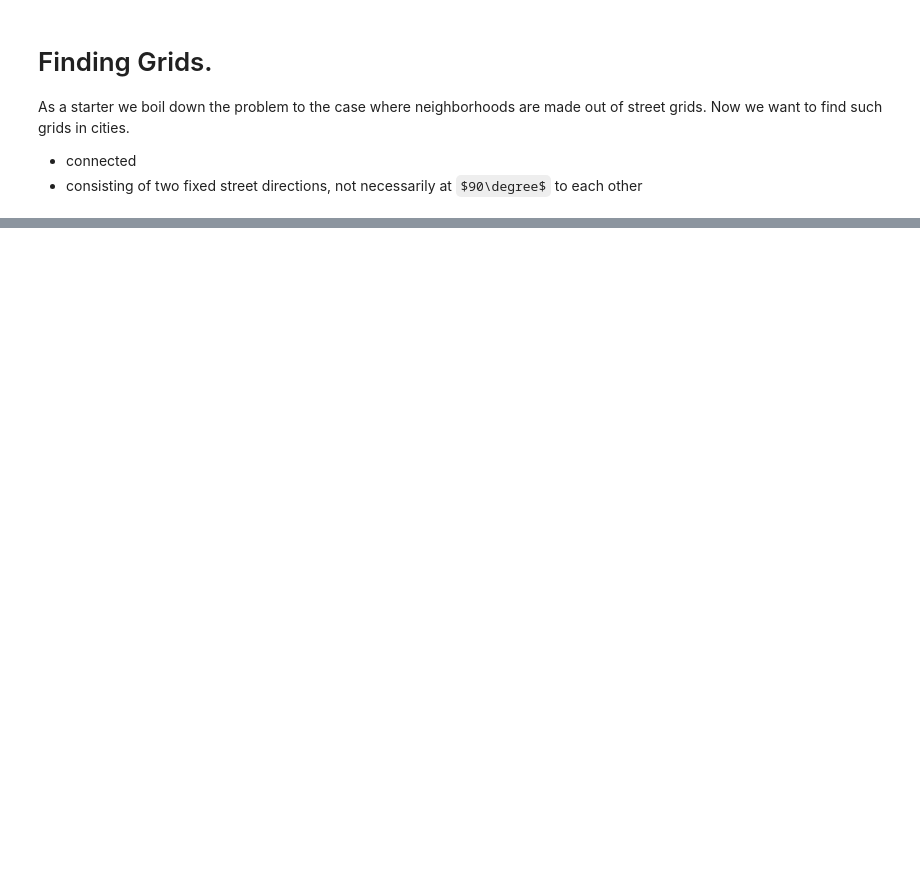
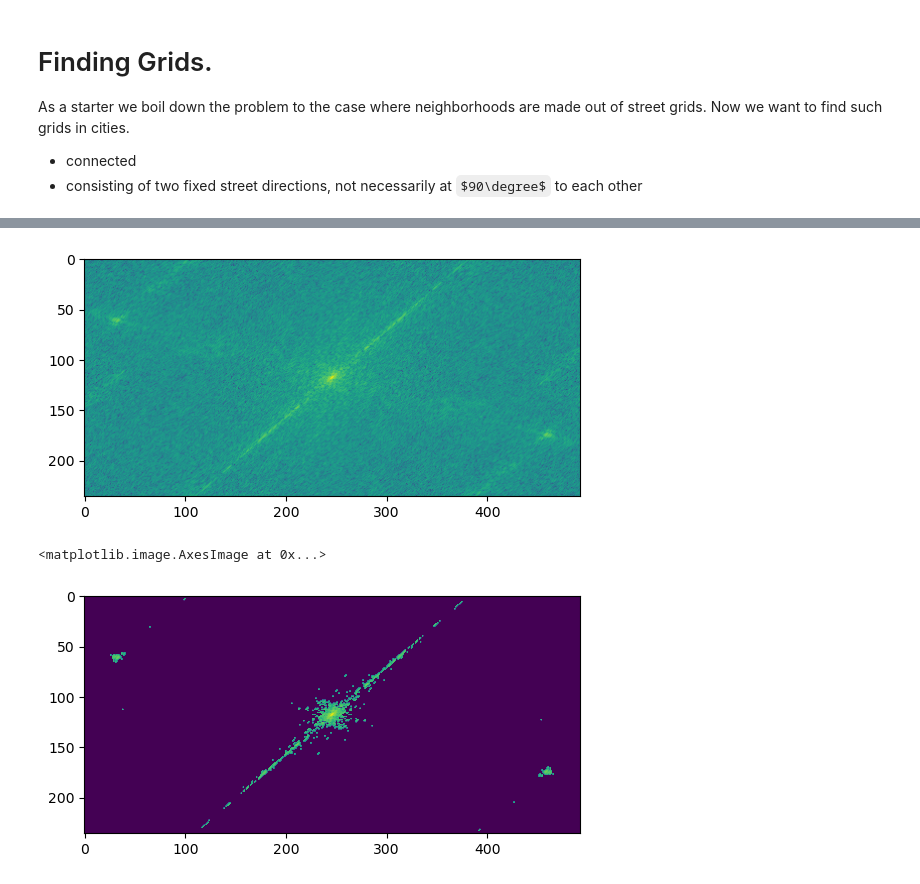
Before and after one commit to NERDSITU/superblockify, a Jupyter notebook: TestingNotebooks/20221025-Find_Grids.ipynb, the cells around one changed output, grey strips where cells are left out. Cells and saved outputs as stored; diff of their text form; code cells hidden in the pictures; some formulas as TeX source; blank space fills up the shorter version.

```diff
--- a/TestingNotebooks/20221025-Find_Grids.ipynb
+++ b/TestingNotebooks/20221025-Find_Grids.ipynb
@@ -23,0 +212,16 @@ ox.plot_folium(G)
+# %%
+c_fft = fft2(c)
+# %%
+c_fft_filtered = c_fft
+c_fft_filtered = (abs(c_fft_filtered) > 4*abs(c_fft_filtered).mean()) * \
+                 c_fft_filtered
+# %%
+from numpy.fft import fftshift
+
+plt.imshow(abs(fftshift(c_fft)), interpolation=None, norm='symlog')
+plt.show()
+plt.imshow(abs(fftshift(c_fft_filtered)), interpolation=None, norm='symlog')
+# %% [output]
+[figure, added]
+<matplotlib.image.AxesImage at 0x...>
+[figure, added]
```
Also changed, not shown: parts of 22 cells of this notebook, 1 other file.
